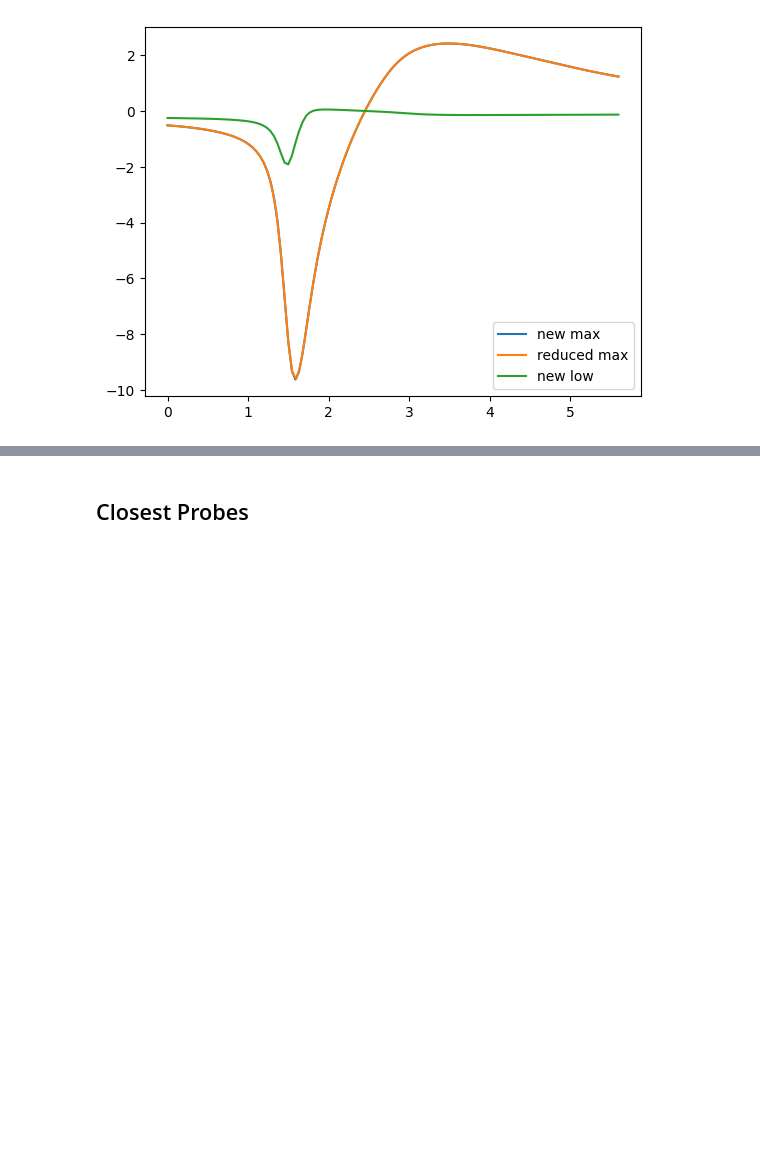
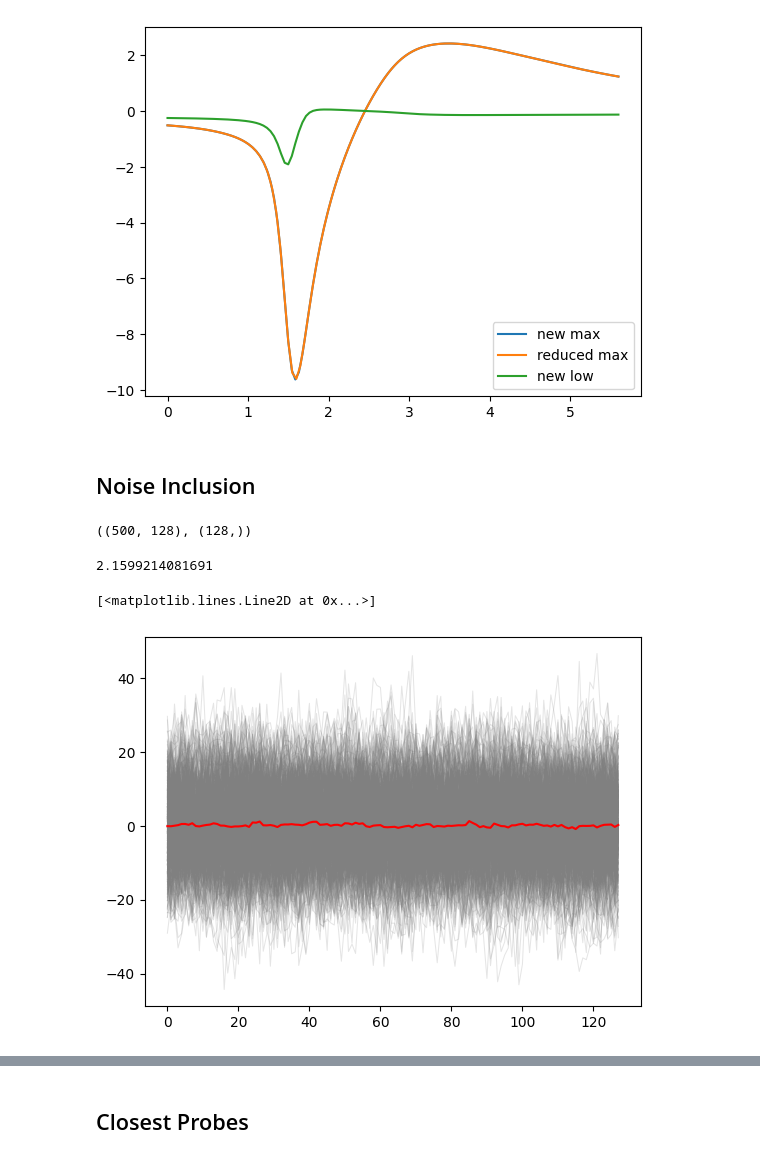
Before and after one commit to kedoxey/PyramidalCellSimulations, a Jupyter notebook: notebooks/figures/plot_linear_probes.ipynb, the cells around one changed output, grey strips where cells are left out. Saved outputs shown, nothing was run; the diff lists cells and outputs as text; code cells hidden in the pictures; blank space fills up the shorter version.

Commit message:
code for noise inclusion and plotting EAP kernel for closest and farthest probe

```diff
--- a/notebooks/figures/plot_linear_probes.ipynb
+++ b/notebooks/figures/plot_linear_probes.ipynb
@@ -509,3 +509,30 @@ plt.legend(loc='lower right')
 # %% [output]
 <matplotlib.legend.Legend at 0x...>
 [figure]
+# %% [markdown]
+## Noise Inclusion
+# %%
+scaling_factor = 10
+noise_generator = cn.powerlaw_psd_gaussian
+p1 = 1
+num_noisy_spikes = 500
+p2 = (num_noisy_spikes, len(new_time))
+
+args = [p1, p2]
+
+noise_signals = scaling_factor * noise_generator(*args)
+mean_noise = np.mean(noise_signals, axis=0)
+# %%
+np.shape(noise_signals), np.shape(mean_noise)
+# %% [output]
+((500, 128), (128,))
+# %%
+plt.figure()
+plt.plot(np.transpose(noise_signals), color='gray', alpha=0.2, linewidth=0.75)
+
+print(np.max(mean_noise) - np.min(mean_noise))
+plt.plot(mean_noise, color='r')
+# %% [output]
+2.1599214081691
+[<matplotlib.lines.Line2D at 0x...>]
+[figure, added]
```
Also changed, not shown: parts of 12 cells of this notebook.
